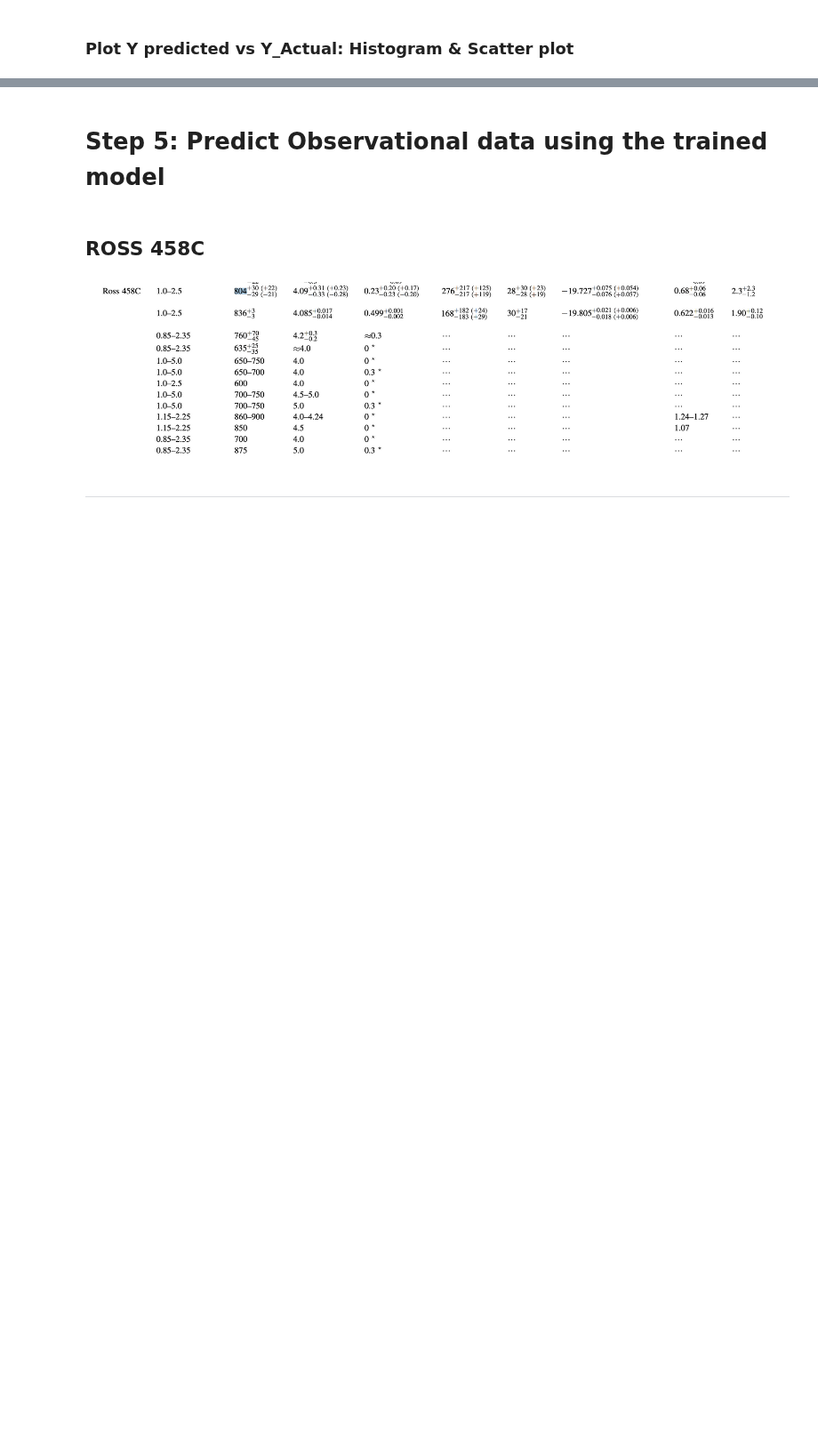
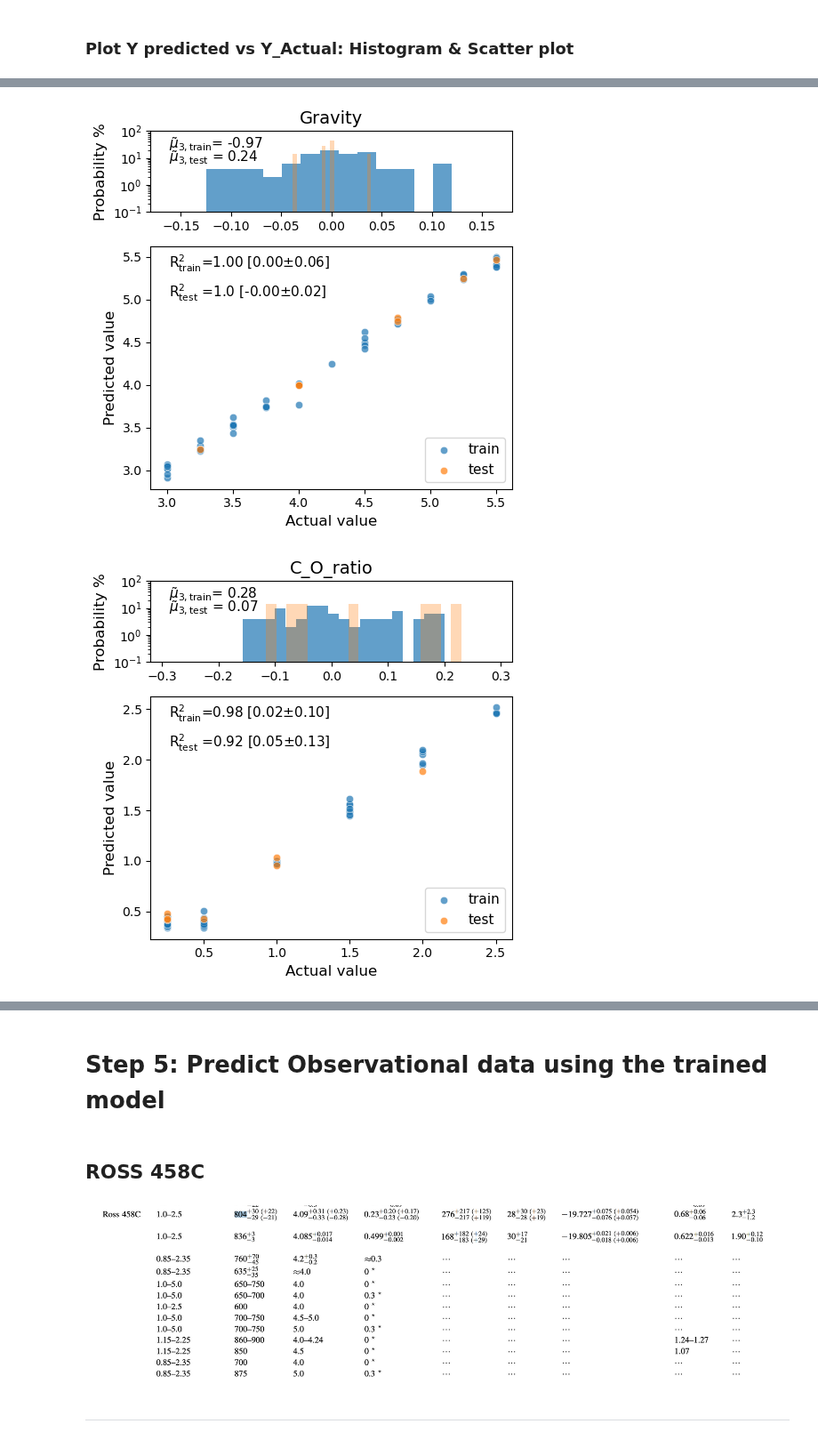
Before and after one commit to EhsanGharibNezhad/TelescopeML, a Jupyter notebook: notebooks/Predict_BrownDwarf_Parameters.ipynb, the cells around one changed output, grey strips where cells are left out. Shown at 89% size. Drawn from its saved outputs; the diff is of its cells as text; code cells hidden in the pictures; blank space fills up the shorter version.

```diff
--- a/notebooks/Predict_BrownDwarf_Parameters.ipynb
+++ b/notebooks/Predict_BrownDwarf_Parameters.ipynb
@@ -222,23 +226,24 @@ train_cnn_regression.plot_model_loss(title = 'X:StandRow, y:StandCol - MinMax:St
 # %% [markdown]
 ### Plot Y predicted vs Y_Actual: Histogram & Scatter plot
 # %%
-# i = 509
-# regression_report(
-#         trained_model = train_cnn_regression,
+i = 509
+regression_report(
+        trained_model = train_cnn_regression,
 
-#         Xtrain = [train_cnn_regression.X_train_standardized_rowwise[::i],
-#                   train_cnn_regression.X_train_standardized_columnwise[::i]],
+        Xtrain = [train_cnn_regression.X_train_standardized_rowwise[::i],
+                  train_cnn_regression.X_train_standardized_columnwise[::i]],
 
-#         Xtest  = [train_cnn_regression.X_test_standardized_rowwise[::i],
-#                   train_cnn_regression.X_test_standardized_columnwise[::i]],
+        Xtest  = [train_cnn_regression.X_test_standardized_rowwise[::i],
+                  train_cnn_regression.X_test_standardized_columnwise[::i]],
 
-#         ytrain = train_cnn_regression.y_train_standardized_columnwise[::i],
+        ytrain = train_cnn_regression.y_train_standardized_columnwise[::i],
 
-#         ytest  = train_cnn_regression.y_test_standardized_columnwise[::i],
+        ytest  = train_cnn_regression.y_test_standardized_columnwise[::i],
 
-#         target_i = 4,
+        target_i = 4,
 
-#         xy_top   = [0.05, 0.7],
-#         xy_bottom= [0.05, 0.85],
-#         print_results = False,
-#                  )
+        xy_top   = [0.05, 0.7],
+        xy_bottom= [0.05, 0.85],
+        print_results = False,
+                 )
+# %% [output]
@@ -244,0 +252,2 @@ train_cnn_regression.plot_model_loss(title = 'X:StandRow, y:StandCol - MinMax:St
+[figure, added]
+[figure, added]
```
Also changed, not shown: parts of 31 cells of this notebook.
